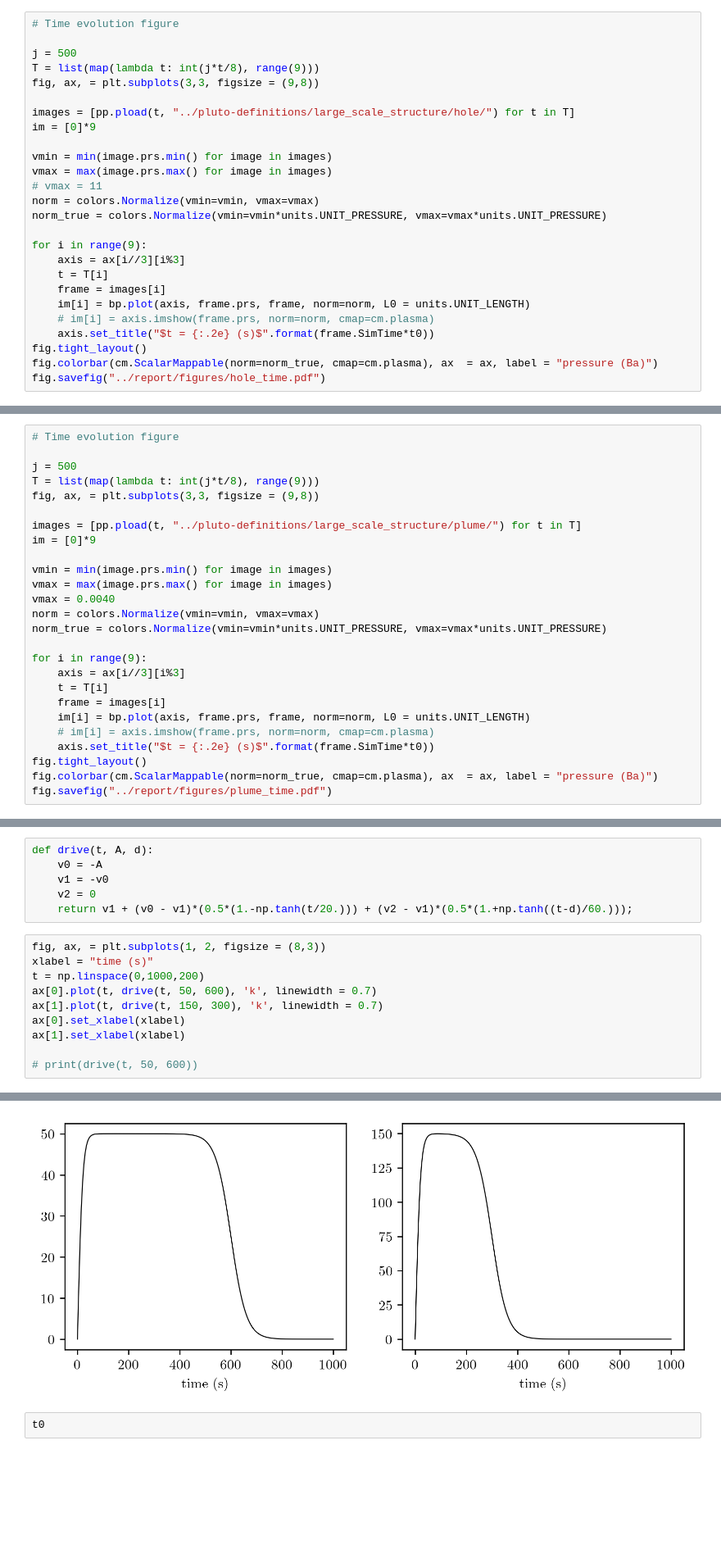
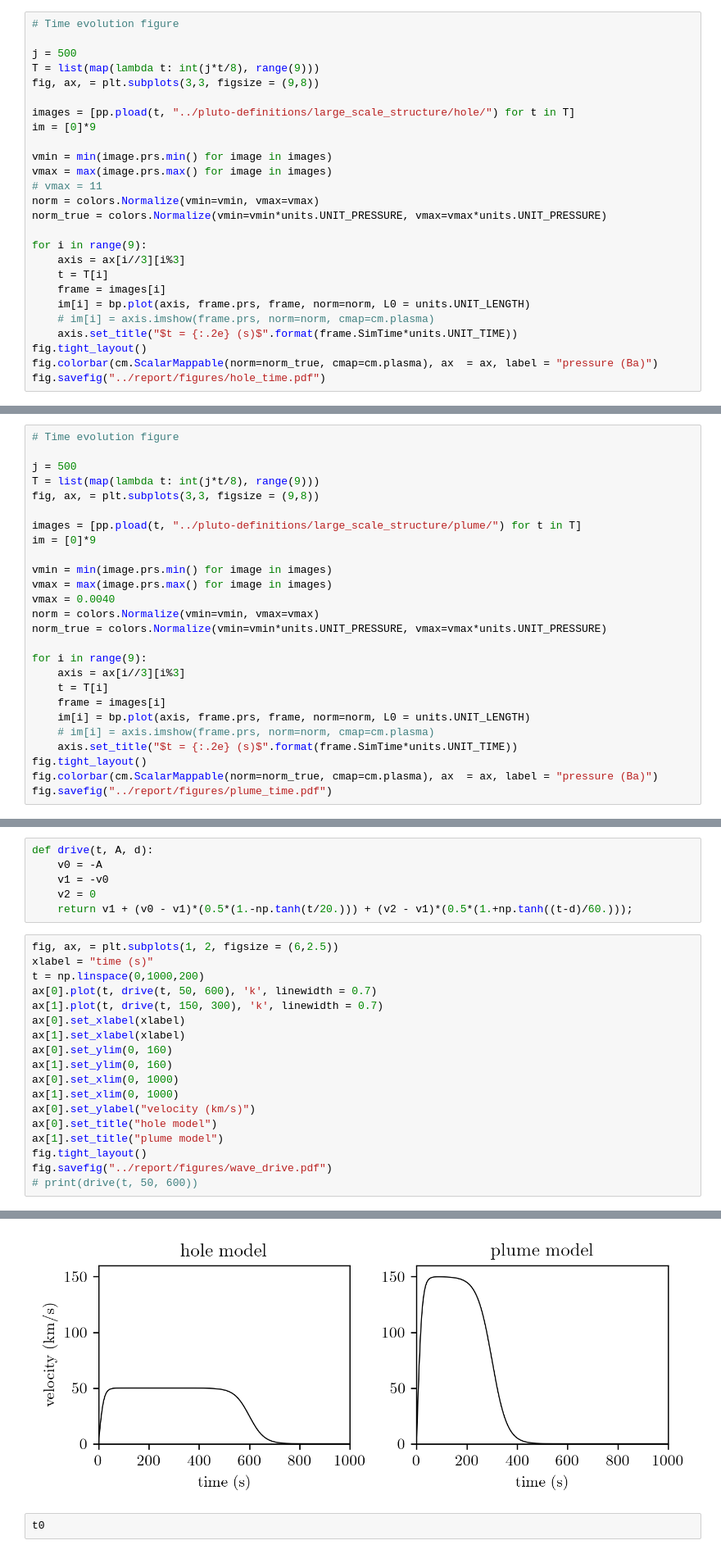
Before and after one commit to MichaelMaex/eindproject-2, a Jupyter notebook: notebooks/large_scale_structure.ipynb, the cells around one changed output, grey strips where cells are left out. Shown at 82% size. Drawn from its saved outputs; the diff is of its cells as text; blank space fills up the shorter version.

Commit message:
wrote about wave in large scale structure

```diff
--- a/notebooks/large_scale_structure.ipynb
+++ b/notebooks/large_scale_structure.ipynb
@@ -45,7 +45,7 @@ for i in range(9):
     frame = images[i]
     im[i] = bp.plot(axis, frame.prs, frame, norm=norm, L0 = units.UNIT_LENGTH)
     # im[i] = axis.imshow(frame.prs, norm=norm, cmap=cm.plasma)
-    axis.set_title("$t = {:.2e} (s)$".format(frame.SimTime*t0))
+    axis.set_title("$t = {:.2e} (s)$".format(frame.SimTime*units.UNIT_TIME))
 fig.tight_layout()
 fig.colorbar(cm.ScalarMappable(norm=norm_true, cmap=cm.plasma), ax  = ax, label = "pressure (Ba)")
 fig.savefig("../report/figures/hole_time.pdf")
@@ -77,7 +77,7 @@ for i in range(9):
     frame = images[i]
     im[i] = bp.plot(axis, frame.prs, frame, norm=norm, L0 = units.UNIT_LENGTH)
     # im[i] = axis.imshow(frame.prs, norm=norm, cmap=cm.plasma)
-    axis.set_title("$t = {:.2e} (s)$".format(frame.SimTime*t0))
+    axis.set_title("$t = {:.2e} (s)$".format(frame.SimTime*units.UNIT_TIME))
 fig.tight_layout()
 fig.colorbar(cm.ScalarMappable(norm=norm_true, cmap=cm.plasma), ax  = ax, label = "pressure (Ba)")
 fig.savefig("../report/figures/plume_time.pdf")
@@ -123,13 +123,21 @@ def drive(t, A, d):
     v2 = 0
     return v1 + (v0 - v1)*(0.5*(1.-np.tanh(t/20.))) + (v2 - v1)*(0.5*(1.+np.tanh((t-d)/60.)));
 # %%
-fig, ax, = plt.subplots(1, 2, figsize = (8,3))
+fig, ax, = plt.subplots(1, 2, figsize = (6,2.5))
 xlabel = "time (s)"
 t = np.linspace(0,1000,200)
 ax[0].plot(t, drive(t, 50, 600), 'k', linewidth = 0.7)
 ax[1].plot(t, drive(t, 150, 300), 'k', linewidth = 0.7)
 ax[0].set_xlabel(xlabel)
 ax[1].set_xlabel(xlabel)
-
+ax[0].set_ylim(0, 160)
+ax[1].set_ylim(0, 160)
+ax[0].set_xlim(0, 1000)
+ax[1].set_xlim(0, 1000)
+ax[0].set_ylabel("velocity (km/s)")
+ax[0].set_title("hole model")
+ax[1].set_title("plume model")
+fig.tight_layout()
+fig.savefig("../report/figures/wave_drive.pdf")
 # print(drive(t, 50, 600))
 # %% [output]
@@ -137,4 +144,4 @@ Text(0.5, 0, 'time (s)')
-[figure, old version]
+[figure, new version]
 # %%
 t0
 # %% [output]
```
Also changed, not shown: parts of 4 cells of this notebook, 6 other files.
